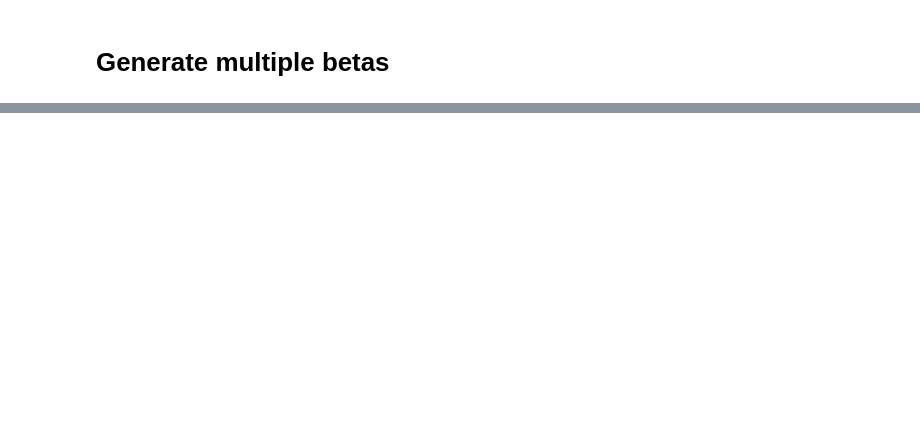
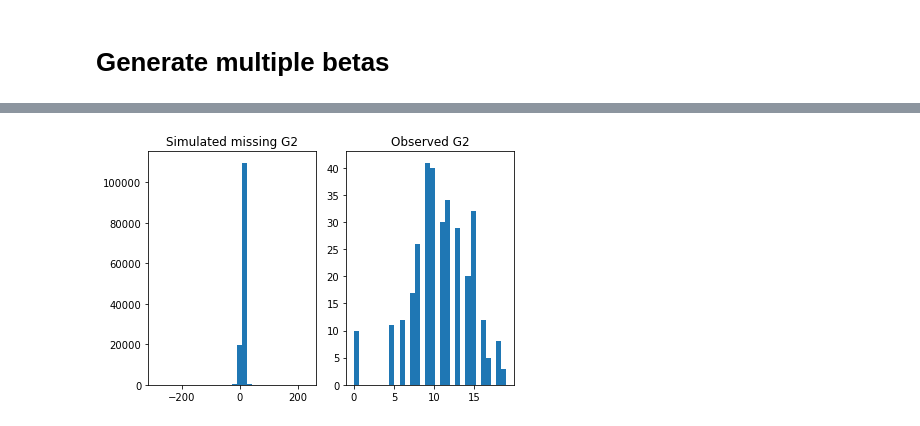
Before and after one commit to lbotti319/bayesian_math_scores, a Jupyter notebook: 03_MAR_Model.ipynb, the cells around one changed output, grey strips where cells are left out. Cells and saved outputs as stored; diff of their text form; code cells hidden in the pictures; blank space fills up the shorter version.

```diff
--- a/03_MAR_Model.ipynb
+++ b/03_MAR_Model.ipynb
@@ -141,0 +143,14 @@ results.shape
+# %%
+plt.subplot(121)
+plt.hist(G2_sim.flatten(), bins=30)
+plt.title(f'Simulated missing G2')
+
+plt.subplot(122)
+plt.hist(X.loc[:, "G2"], bins=30)
+plt.title(f'Observed G2')
+
+plt.tight_layout()
+#plt.savefig('figures/MAR_0.1_G2.png')
+plt.show()
+# %% [output]
+[figure, added]
```
Also changed, not shown: parts of 25 cells of this notebook, 1 other file.
